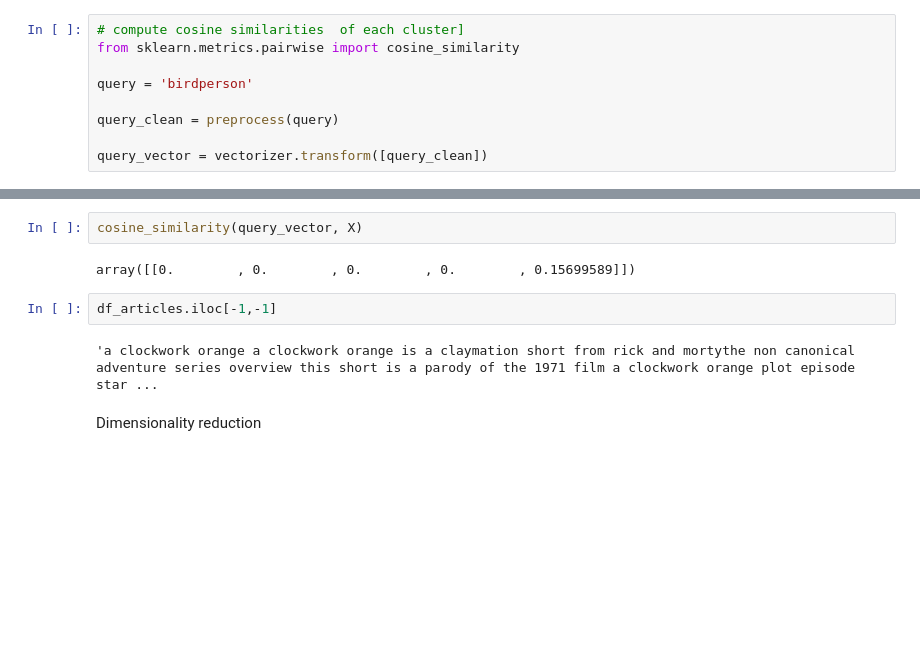
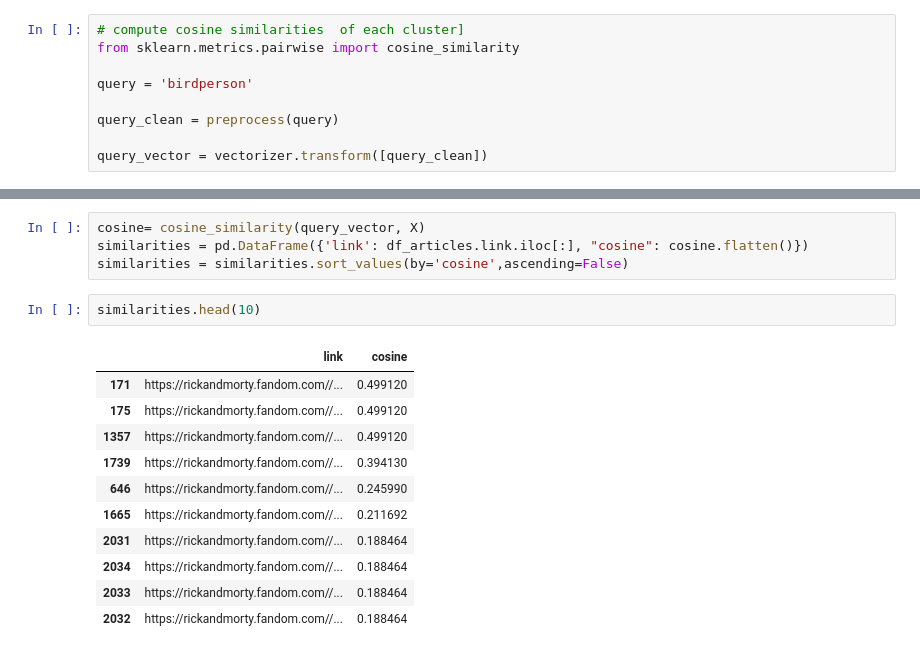
Before and after one commit to lukik45/article-recommendation, a Jupyter notebook: src/scrapping.ipynb, the cells around one changed output, grey strips where cells are left out. Saved outputs shown, nothing was run; the diff lists cells and outputs as text; blank space fills up the shorter version.

```diff
--- a/src/scrapping.ipynb
+++ b/src/scrapping.ipynb
@@ -297,10 +270,18 @@ query_vector.toarray().shape
-# %%
-cosine_similarity(query_vector, X)
-# %% [output]
-array([[0.        , 0.        , 0.        , 0.        , 0.15699589]])
-# %%
-df_articles.iloc[-1,-1]
-# %% [output]
-'a clockwork orange a clockwork orange is a claymation short from rick and mortythe non canonical adventure series overview this short is a parody of the 1971 film a clockwork orange plot episode star ...
-# %% [markdown]
-Dimensionality reduction
+# %%
+cosine= cosine_similarity(query_vector, X)
+similarities = pd.DataFrame({'link': df_articles.link.iloc[:], "cosine": cosine.flatten()})
+similarities = similarities.sort_values(by='cosine',ascending=False)
+# %%
+similarities.head(10)
+# %% [output]
+|  | link | cosine |
+| 171 | https://rickandmorty.fandom.com//... | 0.499120 |
+| 175 | https://rickandmorty.fandom.com//... | 0.499120 |
+| 1357 | https://rickandmorty.fandom.com//... | 0.499120 |
+| 1739 | https://rickandmorty.fandom.com//... | 0.394130 |
+| 646 | https://rickandmorty.fandom.com//... | 0.245990 |
+| 1665 | https://rickandmorty.fandom.com//... | 0.211692 |
+| 2031 | https://rickandmorty.fandom.com//... | 0.188464 |
+| 2034 | https://rickandmorty.fandom.com//... | 0.188464 |
+| 2033 | https://rickandmorty.fandom.com//... | 0.188464 |
+| 2032 | https://rickandmorty.fandom.com//... | 0.188464 |
```
Also changed, not shown: parts of 28 cells of this notebook, 3 other files.
